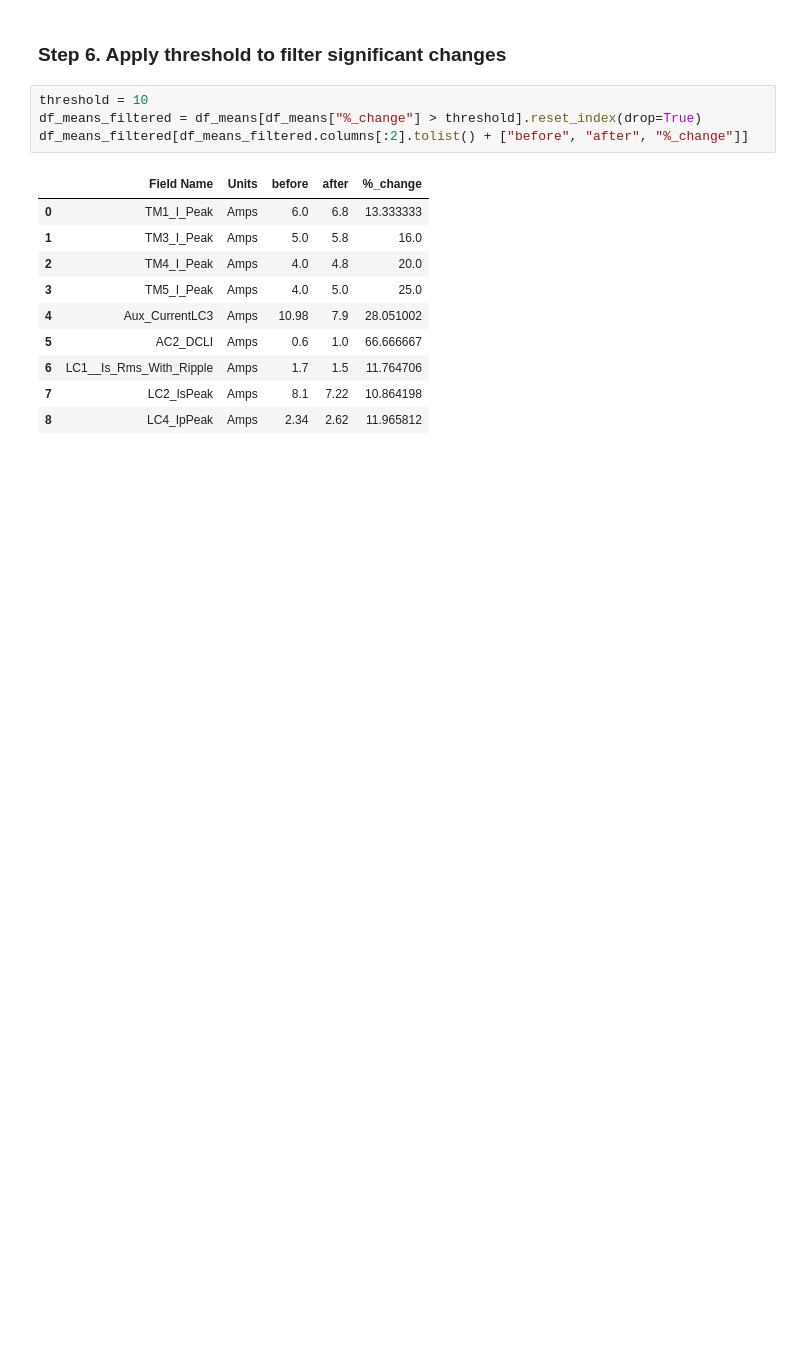
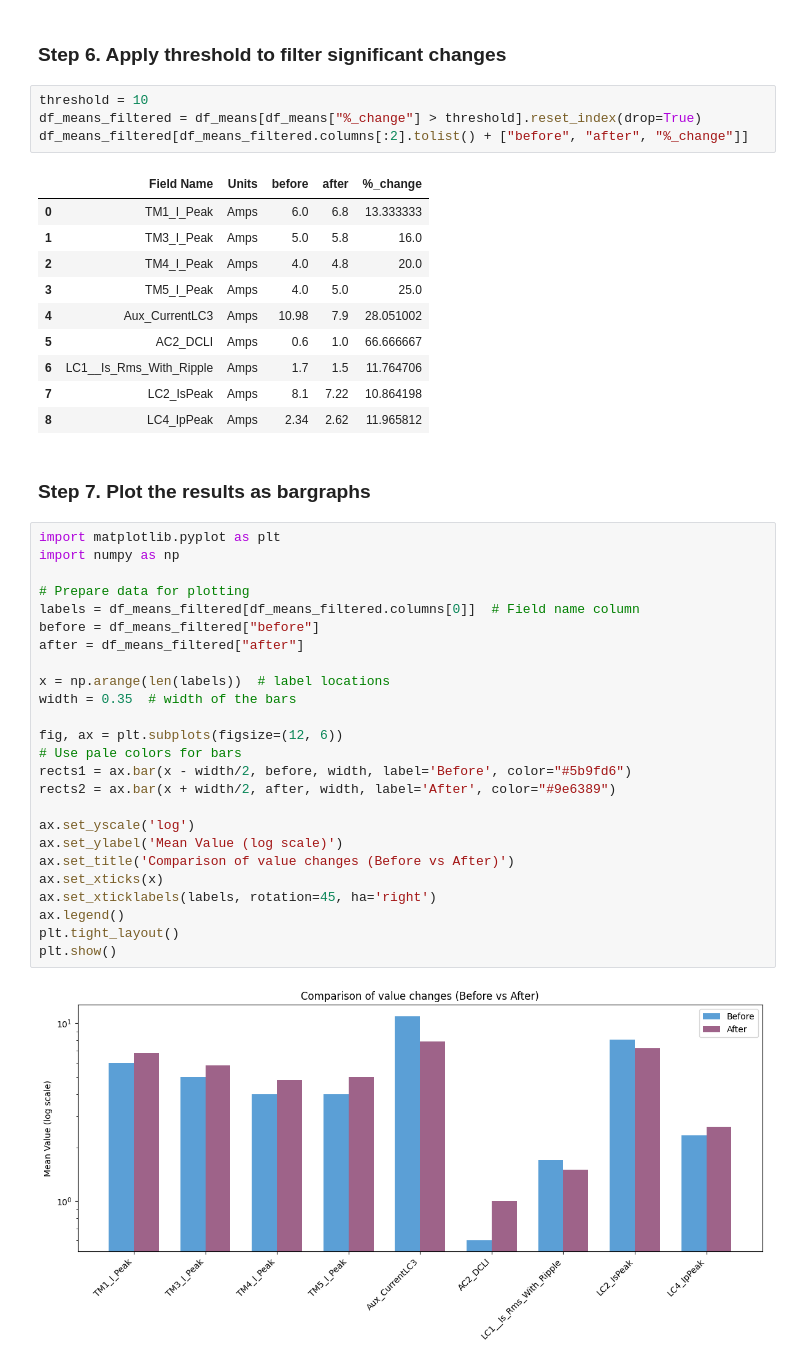
Before and after one commit to jasurlive/THESIS_WSU, a Jupyter notebook: main.ipynb, the cells around one changed output. Saved outputs shown, nothing was run; the diff lists cells and outputs as text; blank space fills up the shorter version.

Commit message:
step 8: linegraph, step 9: % bars added

```diff
--- a/main.ipynb
+++ b/main.ipynb
@@ -140,3 +129,32 @@ df_means_filtered[df_means_filtered.columns[:2].tolist() + ["before", "after", "
 | 6 | LC1__Is_Rms_With_Ripple | Amps | 1.7 | 1.5 | 11.764706 |
 | 7 | LC2_IsPeak | Amps | 8.1 | 7.22 | 10.864198 |
 | 8 | LC4_IpPeak | Amps | 2.34 | 2.62 | 11.965812 |
+# %% [markdown]
+### Step 7. Plot the results as bargraphs
+# %%
+import matplotlib.pyplot as plt
+import numpy as np
+
+# Prepare data for plotting
+labels = df_means_filtered[df_means_filtered.columns[0]]  # Field name column
+before = df_means_filtered["before"]
+after = df_means_filtered["after"]
+
+x = np.arange(len(labels))  # label locations
+width = 0.35  # width of the bars
+
+fig, ax = plt.subplots(figsize=(12, 6))
+# Use pale colors for bars
+rects1 = ax.bar(x - width/2, before, width, label='Before', color="#5b9fd6")
+rects2 = ax.bar(x + width/2, after, width, label='After', color="#9e6389")
+
+ax.set_yscale('log')
+ax.set_ylabel('Mean Value (log scale)')
+ax.set_title('Comparison of value changes (Before vs After)')
+ax.set_xticks(x)
+ax.set_xticklabels(labels, rotation=45, ha='right')
+ax.legend()
+plt.tight_layout()
+plt.show()
+# %% [output]
+[figure, added]
```
Also changed, not shown: parts of 5 cells of this notebook.
